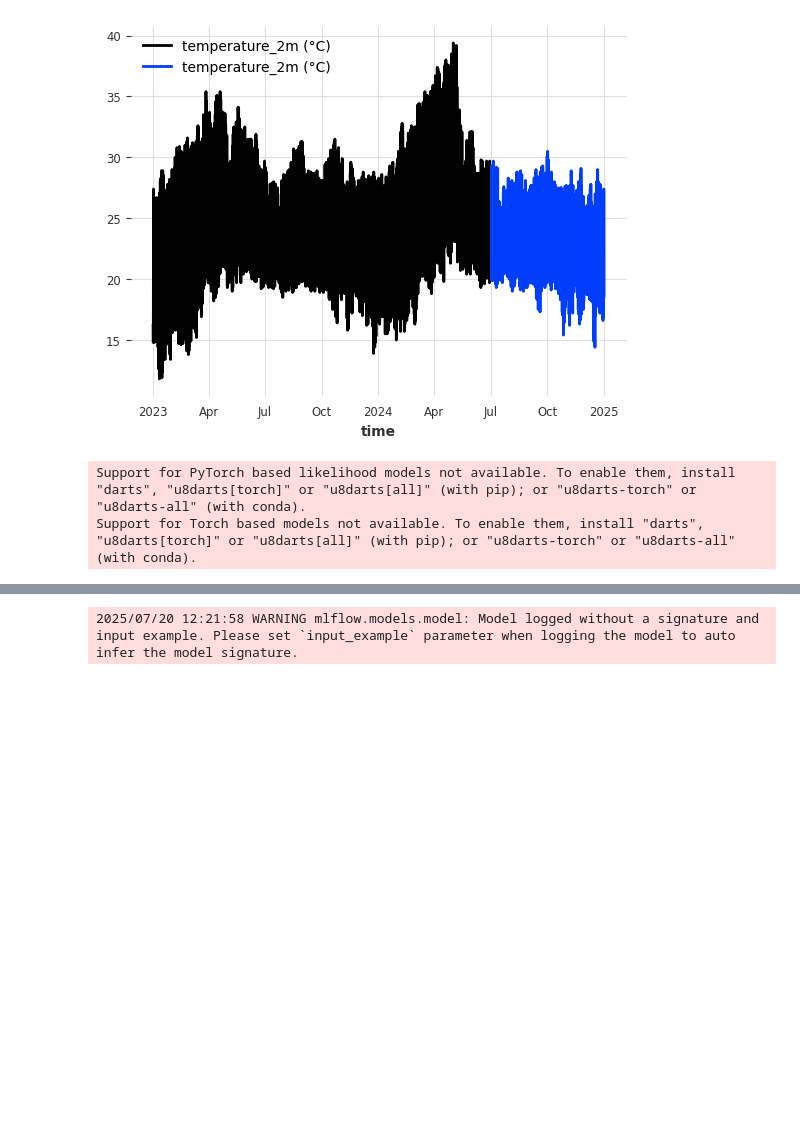
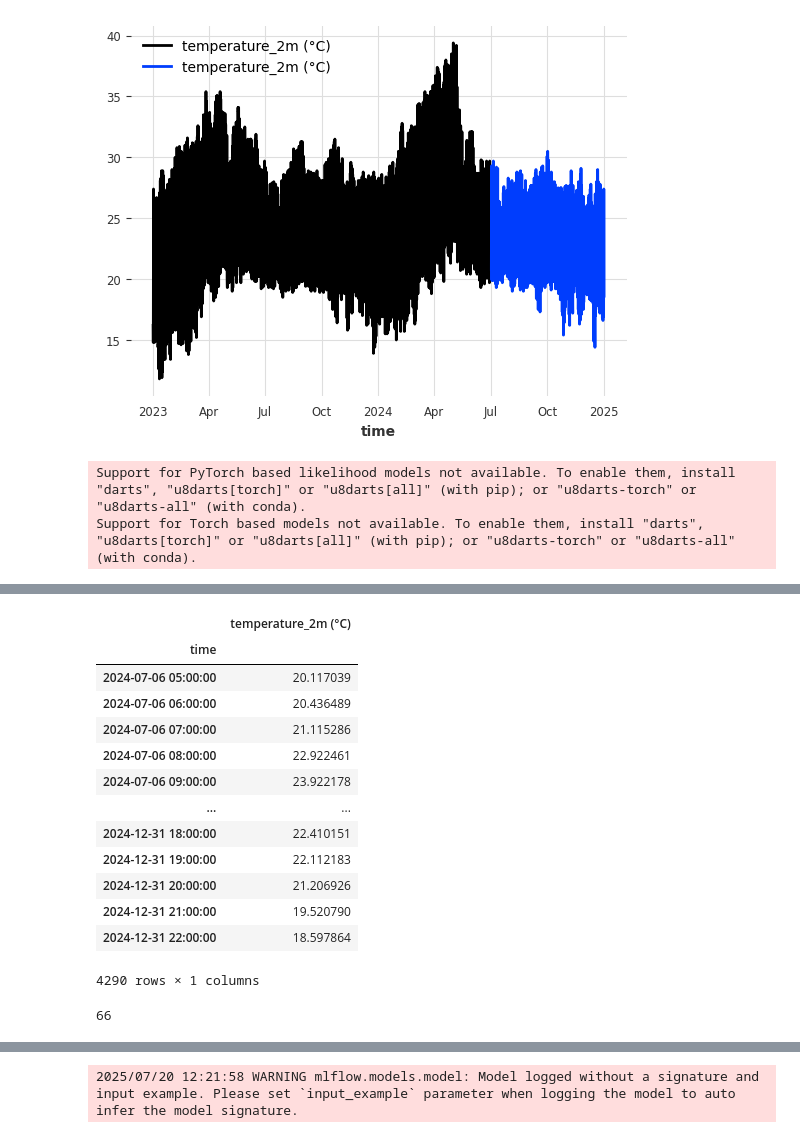
Before and after one commit to akasharan-a/Weather_forecasting_with_MLOps, a Jupyter notebook: notebooks/logging_using_ml_flow.ipynb, the cells around one changed output, grey strips where cells are left out. Drawn from its saved outputs; the diff is of its cells as text; code cells hidden in the pictures; blank space fills up the shorter version.

```diff
--- a/notebooks/logging_using_ml_flow.ipynb
+++ b/notebooks/logging_using_ml_flow.ipynb
@@ -89,3 +93,25 @@ rmse,mape
+# %%
+pred = model_xgb.historical_forecasts(series=test_y,past_covariates=test_X_past , future_covariates=test_X_future,forecast_horizon=24,stride=1,last_points_only =True,retrain=False)
+pred.to_dataframe()
+# %% [output]
+|  | temperature_2m (°C) |
+| time |  |
+| 2024-07-06 05:00:00 | 20.117039 |
+| 2024-07-06 06:00:00 | 20.436489 |
+| 2024-07-06 07:00:00 | 21.115286 |
+| 2024-07-06 08:00:00 | 22.922461 |
+| 2024-07-06 09:00:00 | 23.922178 |
+| ... | ... |
+| 2024-12-31 18:00:00 | 22.410151 |
+| 2024-12-31 19:00:00 | 22.112183 |
+| 2024-12-31 20:00:00 | 21.206926 |
+| 2024-12-31 21:00:00 | 19.520790 |
+| 2024-12-31 22:00:00 | 18.597864 |
+4290 rows × 1 columns
 # %%
 
 os.environ["MLFLOW_TRACKING_USERNAME"] ,os.environ["MLFLOW_TRACKING_PASSWORD"]
+
+print("66")##
+# %% [output]
+66
```
Also changed, not shown: parts of 20 cells of this notebook, 2 other files.
